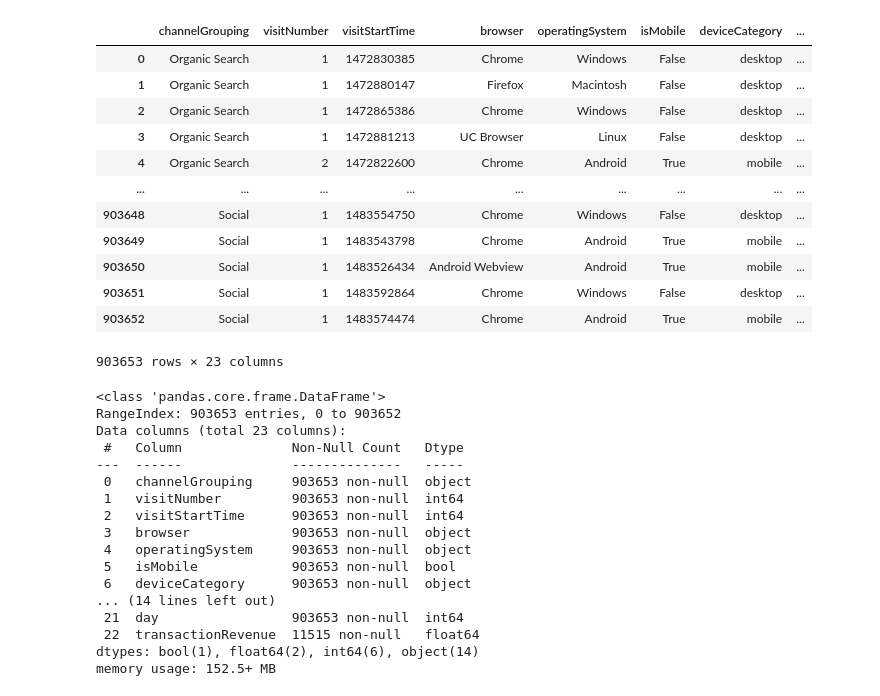
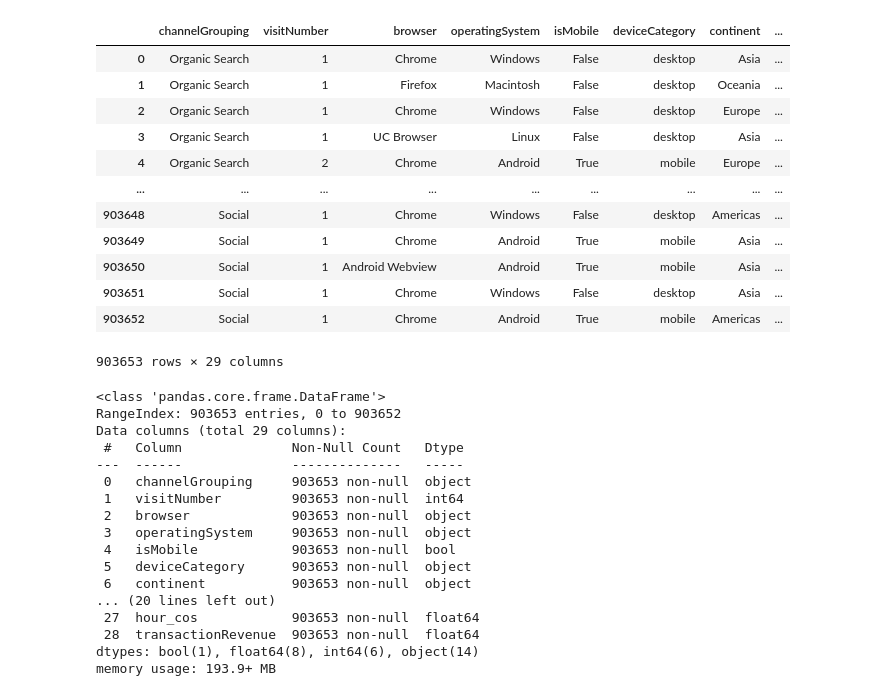
Before and after one commit to mitali0087/Google-Analytics-Customer-Revenue-Prediction, a Jupyter notebook: Encoding Data.ipynb, the cells around one changed output. Drawn from its saved outputs; the diff is of its cells as text; code cells hidden in the pictures.

```diff
--- a/Encoding Data.ipynb
+++ b/Encoding Data.ipynb
@@ -1,42 +1,42 @@
 # %%
 import pandas as pd
 
-df = pd.read_csv('cleaned_data.csv')
+df = pd.read_csv('unpacked_filtered_data.csv')
 df
 # %% [output]
-|  | channelGrouping | visitNumber | visitStartTime | browser | operatingSystem | isMobile | deviceCategory | ... |
-| 0 | Organic Search | 1 | 1472830385 | Chrome | Windows | False | desktop | ... |
-| 1 | Organic Search | 1 | 1472880147 | Firefox | Macintosh | False | desktop | ... |
-| 2 | Organic Search | 1 | 1472865386 | Chrome | Windows | False | desktop | ... |
-| 3 | Organic Search | 1 | 1472881213 | UC Browser | Linux | False | desktop | ... |
-| 4 | Organic Search | 2 | 1472822600 | Chrome | Android | True | mobile | ... |
+|  | channelGrouping | visitNumber | browser | operatingSystem | isMobile | deviceCategory | continent | ... |
+| 0 | Organic Search | 1 | Chrome | Windows | False | desktop | Asia | ... |
+| 1 | Organic Search | 1 | Firefox | Macintosh | False | desktop | Oceania | ... |
+| 2 | Organic Search | 1 | Chrome | Windows | False | desktop | Europe | ... |
+| 3 | Organic Search | 1 | UC Browser | Linux | False | desktop | Asia | ... |
+| 4 | Organic Search | 2 | Chrome | Android | True | mobile | Europe | ... |
 | ... | ... | ... | ... | ... | ... | ... | ... | ... |
-| 903648 | Social | 1 | 1483554750 | Chrome | Windows | False | desktop | ... |
-| 903649 | Social | 1 | 1483543798 | Chrome | Android | True | mobile | ... |
-| 903650 | Social | 1 | 1483526434 | Android Webview | Android | True | mobile | ... |
-| 903651 | Social | 1 | 1483592864 | Chrome | Windows | False | desktop | ... |
-| 903652 | Social | 1 | 1483574474 | Chrome | Android | True | mobile | ... |
+| 903648 | Social | 1 | Chrome | Windows | False | desktop | Americas | ... |
+| 903649 | Social | 1 | Chrome | Android | True | mobile | Asia | ... |
+| 903650 | Social | 1 | Android Webview | Android | True | mobile | Asia | ... |
+| 903651 | Social | 1 | Chrome | Windows | False | desktop | Asia | ... |
+| 903652 | Social | 1 | Chrome | Android | True | mobile | Americas | ... |
-903653 rows × 23 columns
+903653 rows × 29 columns
 # %%
 df.info()
 # %% [output]
 <class 'pandas.core.frame.DataFrame'>
 RangeIndex: 903653 entries, 0 to 903652
-Data columns (total 23 columns):
+Data columns (total 29 columns):
  #   Column              Non-Null Count   Dtype
 ---  ------              --------------   -----
  0   channelGrouping     903653 non-null  object
  1   visitNumber         903653 non-null  int64
- 2   visitStartTime      903653 non-null  int64
- 3   browser             903653 non-null  object
- 4   operatingSystem     903653 non-null  object
- 5   isMobile            903653 non-null  bool
- 6   deviceCategory      903653 non-null  object
-... (14 lines left out)
- 21  day                 903653 non-null  int64
- 22  transactionRevenue  11515 non-null   float64
-dtypes: bool(1), float64(2), int64(6), object(14)
-memory usage: 152.5+ MB
+ 2   browser             903653 non-null  object
+ 3   operatingSystem     903653 non-null  object
+ 4   isMobile            903653 non-null  bool
+ 5   deviceCategory      903653 non-null  object
+ 6   continent           903653 non-null  object
+... (20 lines left out)
+ 27  hour_cos            903653 non-null  float64
+ 28  transactionRevenue  903653 non-null  float64
+dtypes: bool(1), float64(8), int64(6), object(14)
+memory usage: 193.9+ MB
 # %%
 df.describe()
 # %% [output]
```
Also changed, not shown: parts of 23 cells of this notebook, 4 other files.
